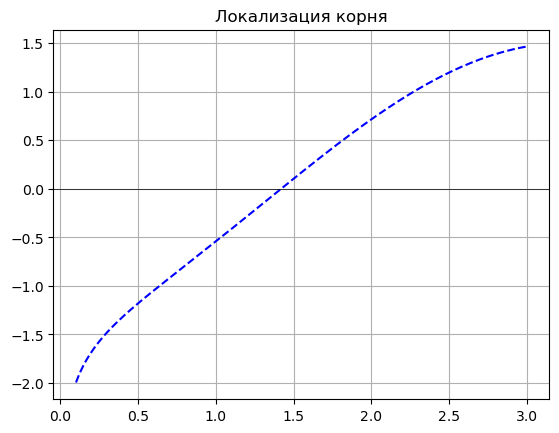
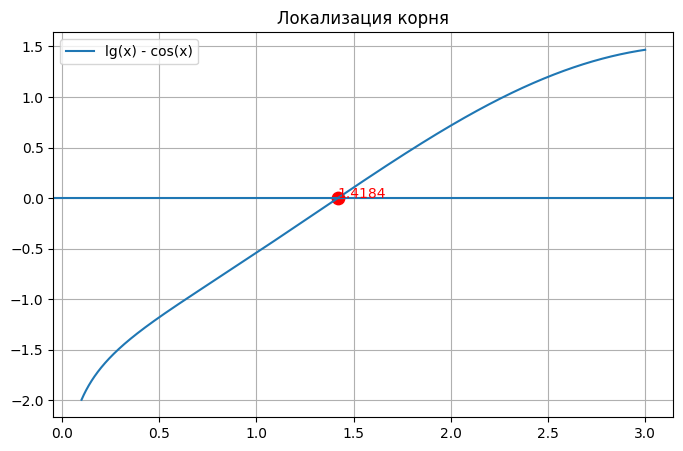
The notebook cell's code change between the first figure and the second:
--- before
+++ after
@@ -2,28 +2,46 @@
 import matplotlib.pyplot as plt
 
-f = lambda x: np.log10(x) - np.cos(x)
+def f(x):
+    return np.log10(x) - np.cos(x)
 
-# График
-x = np.linspace(0.1, 3, 200)
-plt.plot(x, f(x), 'b--')
-plt.axhline(0, c='k', lw=0.5)
-plt.title('Локализация корня')
+a, b = 0.1, 3
+step = 0.01
+
+interval = None
+x = a
+
+while x < b:
+    if f(x) * f(x + step) < 0:
+        interval = (x, x + step)
+        break
+    x += step
+
+# Метод половинного деления (бисекции) 
+eps = 1e-4
+left, right = interval[0], interval[1]
+
+while (right - left) / 2 > eps:
+    c = (left + right) / 2
+    if f(left) * f(c) < 0:
+        right = c
+    else:
+        left = c
+
+root = (left + right) / 2
+
+x_vals = np.linspace(0.1, 3, 1000)
+y_vals = np.log10(x_vals) - np.cos(x_vals)
+
+plt.figure(figsize=(8,5))
+plt.plot(x_vals, y_vals, label='lg(x) - cos(x)')
+plt.axhline(0)
+
+plt.scatter(root, 0, color='red', s=80)
+plt.text(root, 0, f'{root:.4f}', color='red')
+
 plt.grid()
+plt.legend()
+plt.title("Локализация корня")
 plt.show()
 
-# Поиск корня
-a, b = 1.3, 1.5
-eps = 0.00001
-iter_count = 0
-
-while b - a > eps:
-    c = (a + b) / 2
-    if f(a) * f(c) < 0:
-        b = c
-    else:
-        a = c
-    iter_count += 1
-
-print(f'Результат: x = {c:.4f}')
-print(f'Число итераций: {iter_count}')
-print(f'Проверка: f({c:.4f}) = {f(c):.6f}')
+print(f"Корень: x ≈ {root:.4f}")

Commit: Add files via upload